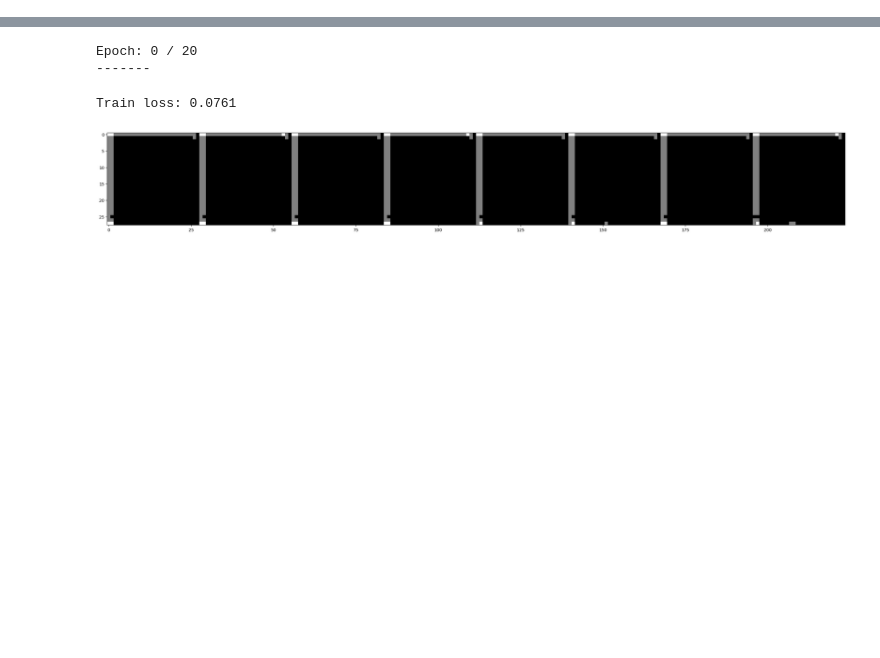
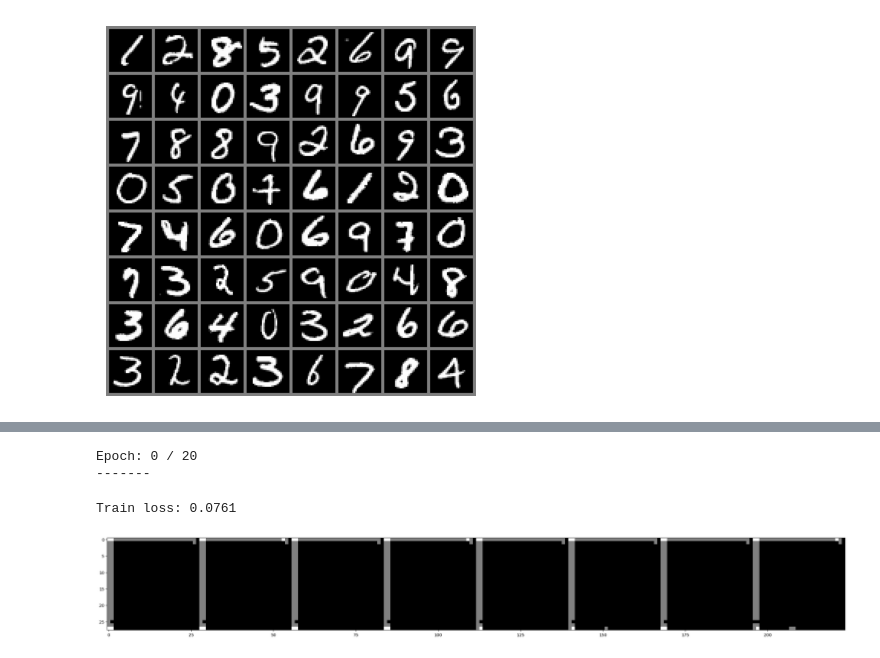
Before and after one commit to MateuszKunik/DiffusionModel, a Jupyter notebook: main.ipynb, the cells around one changed output, grey strips where cells are left out. Cells and saved outputs as stored; diff of their text form; code cells hidden in the pictures; blank space fills up the shorter version.

```diff
--- a/main.ipynb
+++ b/main.ipynb
@@ -44,3 +60,13 @@ dataloader = DataLoader(
+# %%
+torch.manual_seed(RANDOM_SEED)
+
+# get some random traning images
+dataiter = iter(dataloader)
+images, labels = next(dataiter)
+
+imshow(torchvision.utils.make_grid(images))
+# %% [output]
+[figure, added]
 # %%
 torch.manual_seed(RANDOM_SEED)
 
```
Also changed, not shown: parts of 2 cells of this notebook, 2 other files.
